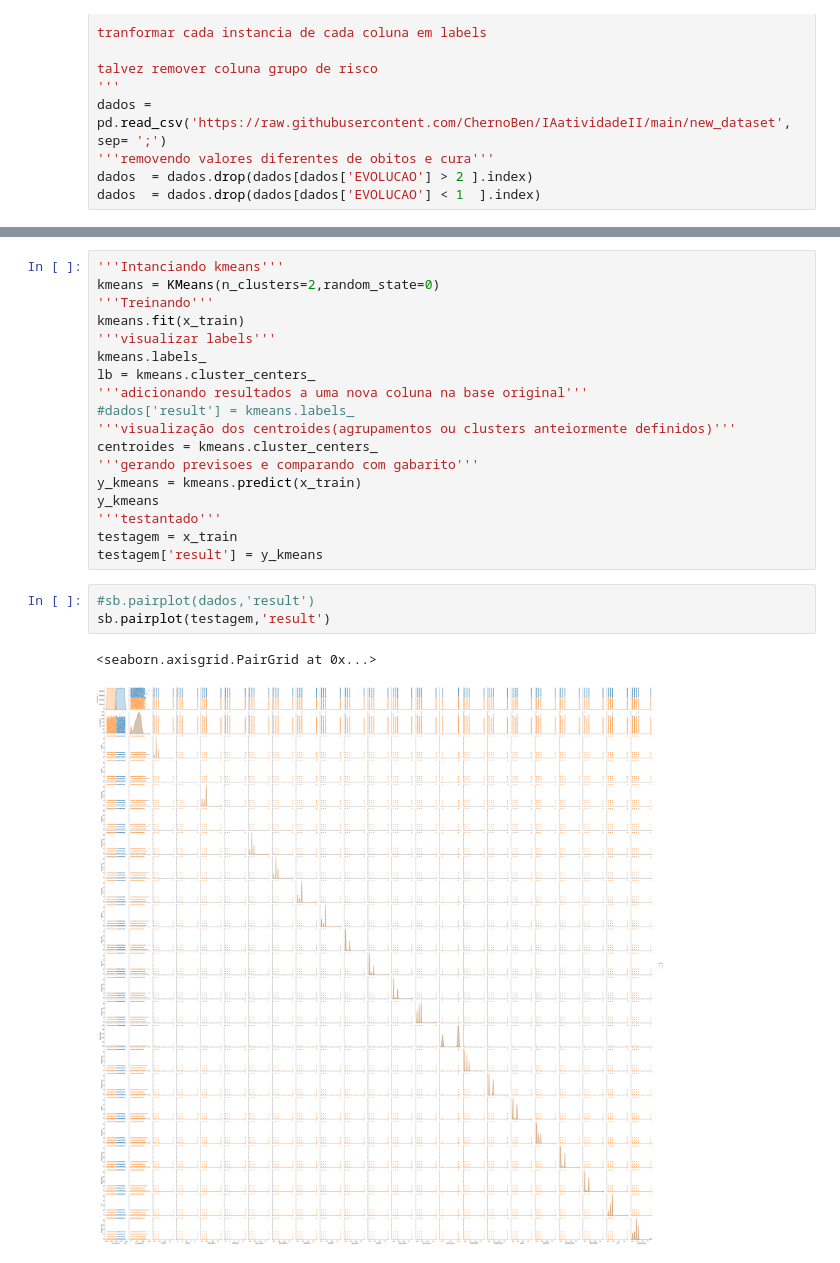
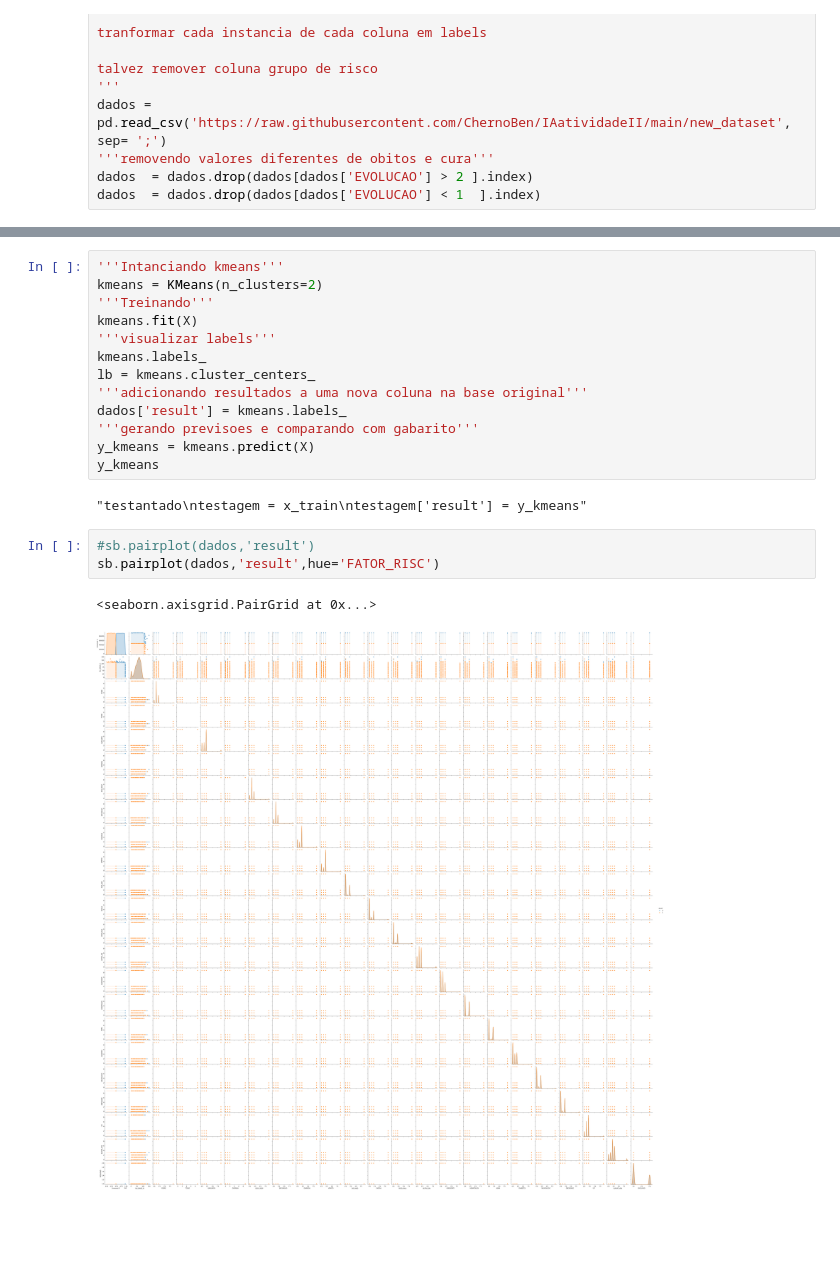
Before and after one commit to ChernoBen/IAatividadeII, a Jupyter notebook: k-meanscvd19.ipynb, the cells around one changed output, grey strips where cells are left out. Saved outputs shown, nothing was run; the diff lists cells and outputs as text; blank space fills up the shorter version.

```diff
--- a/k-meanscvd19.ipynb
+++ b/k-meanscvd19.ipynb
@@ -58,25 +47,22 @@ y_teste = rotula_gab(y_teste)
 # %%
 '''Intanciando kmeans'''
-kmeans = KMeans(n_clusters=2,random_state=0)
+kmeans = KMeans(n_clusters=2)
 '''Treinando'''
-kmeans.fit(x_train)
+kmeans.fit(X)
 '''visualizar labels'''
 kmeans.labels_
 lb = kmeans.cluster_centers_
 '''adicionando resultados a uma nova coluna na base original'''
-#dados['result'] = kmeans.labels_
-'''visualização dos centroides(agrupamentos ou clusters anteiormente definidos)'''
-centroides = kmeans.cluster_centers_
+dados['result'] = kmeans.labels_
 '''gerando previsoes e comparando com gabarito'''
-y_kmeans = kmeans.predict(x_train)
+y_kmeans = kmeans.predict(X)
 y_kmeans
-'''testantado'''
-testagem = x_train
-testagem['result'] = y_kmeans
+# %% [output]
+"testantado\ntestagem = x_train\ntestagem['result'] = y_kmeans"
 # %%
 #sb.pairplot(dados,'result')
-sb.pairplot(testagem,'result')
+sb.pairplot(dados,'result',hue='FATOR_RISC')
 # %% [output]
 <seaborn.axisgrid.PairGrid at 0x...>
-[figure, old version]
+[figure, new version]
 # %%
```
Also changed, not shown: parts of 2 cells of this notebook, 2 other files.
